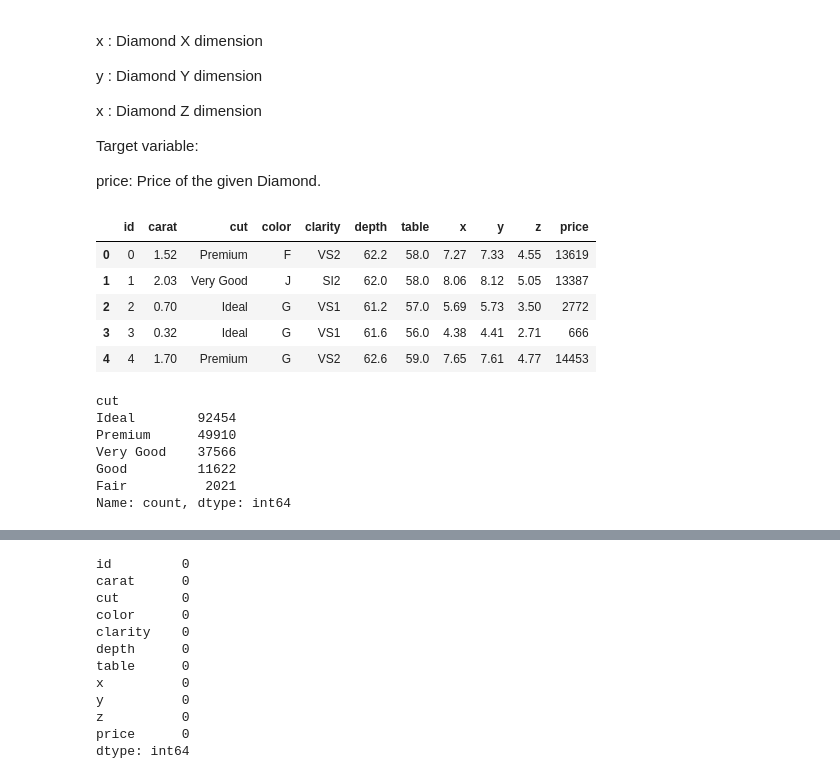
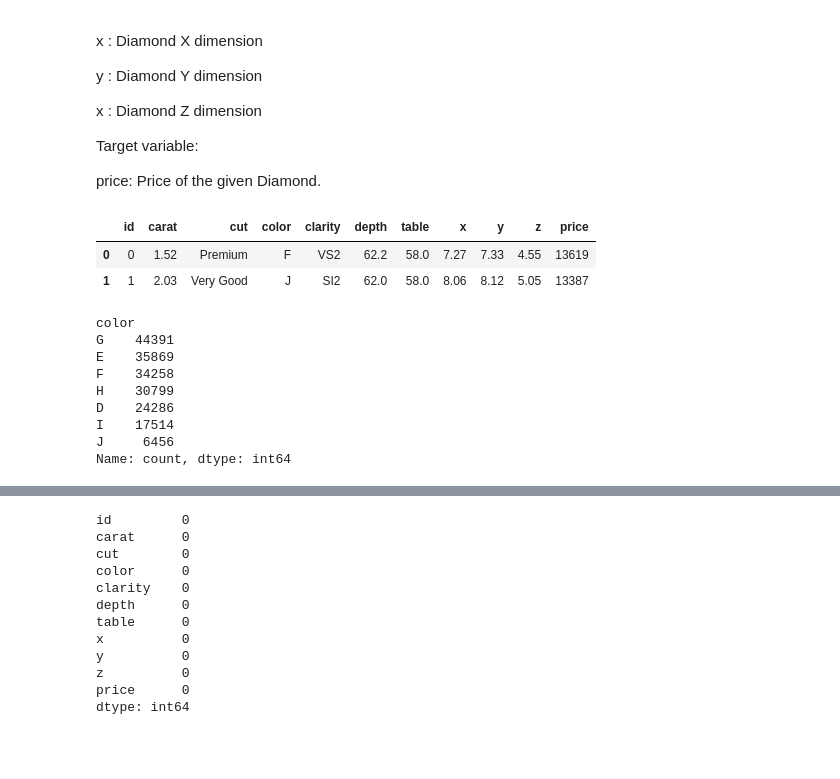
Before and after one commit to Subash7Lingden/first-mlflow-project, a Jupyter notebook: experiments/experiments.ipynb, the cells around one changed output, grey strips where cells are left out. Cells and saved outputs as stored; diff of their text form; code cells hidden in the pictures; blank space fills up the shorter version.

```diff
--- a/experiments/experiments.ipynb
+++ b/experiments/experiments.ipynb
@@ -29,21 +29,20 @@ price: Price of the given Diamond.
 # %%
 data = pd.read_csv("data/train.csv")
 # %%
-data.head()
+data.head(2)
 # %% [output]
 |  | id | carat | cut | color | clarity | depth | table | x | y | z | price |
 | 0 | 0 | 1.52 | Premium | F | VS2 | 62.2 | 58.0 | 7.27 | 7.33 | 4.55 | 13619 |
 | 1 | 1 | 2.03 | Very Good | J | SI2 | 62.0 | 58.0 | 8.06 | 8.12 | 5.05 | 13387 |
-| 2 | 2 | 0.70 | Ideal | G | VS1 | 61.2 | 57.0 | 5.69 | 5.73 | 3.50 | 2772 |
-| 3 | 3 | 0.32 | Ideal | G | VS1 | 61.6 | 56.0 | 4.38 | 4.41 | 2.71 | 666 |
-| 4 | 4 | 1.70 | Premium | G | VS2 | 62.6 | 59.0 | 7.65 | 7.61 | 4.77 | 14453 |
 # %%
-data['cut'].value_counts()
+data["color"].value_counts()
 # %% [output]
-cut
-Ideal        92454
-Premium      49910
-Very Good    37566
-Good         11622
-Fair          2021
+color
+G    44391
+E    35869
+F    34258
+H    30799
+D    24286
+I    17514
+J     6456
 Name: count, dtype: int64
```
Also changed, not shown: parts of 75 cells of this notebook, 1 other file.
